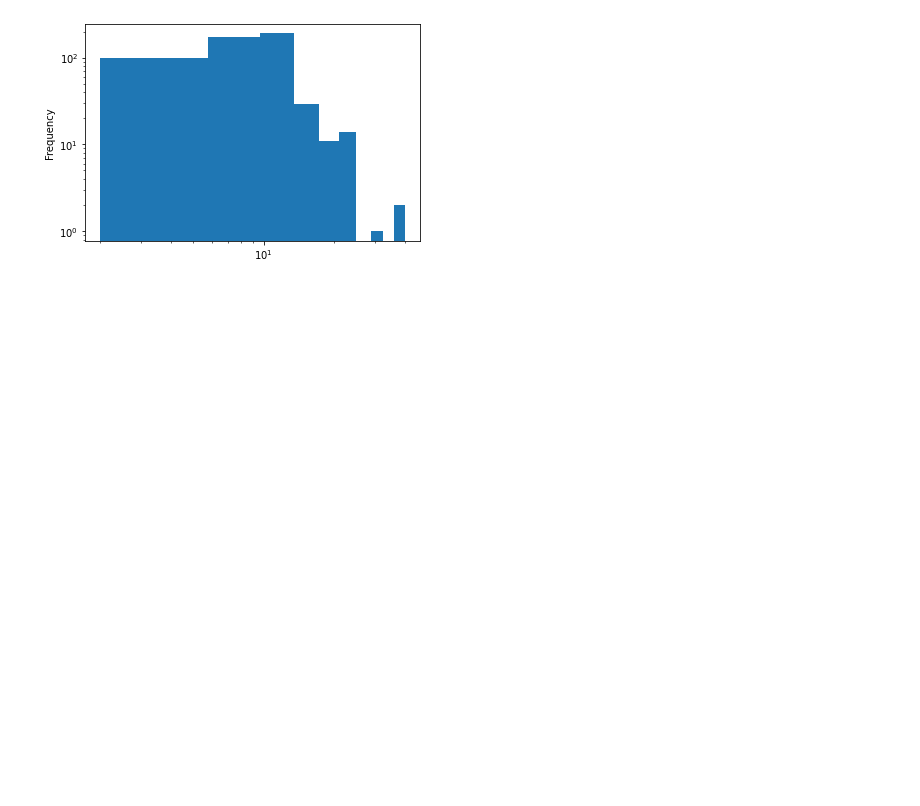
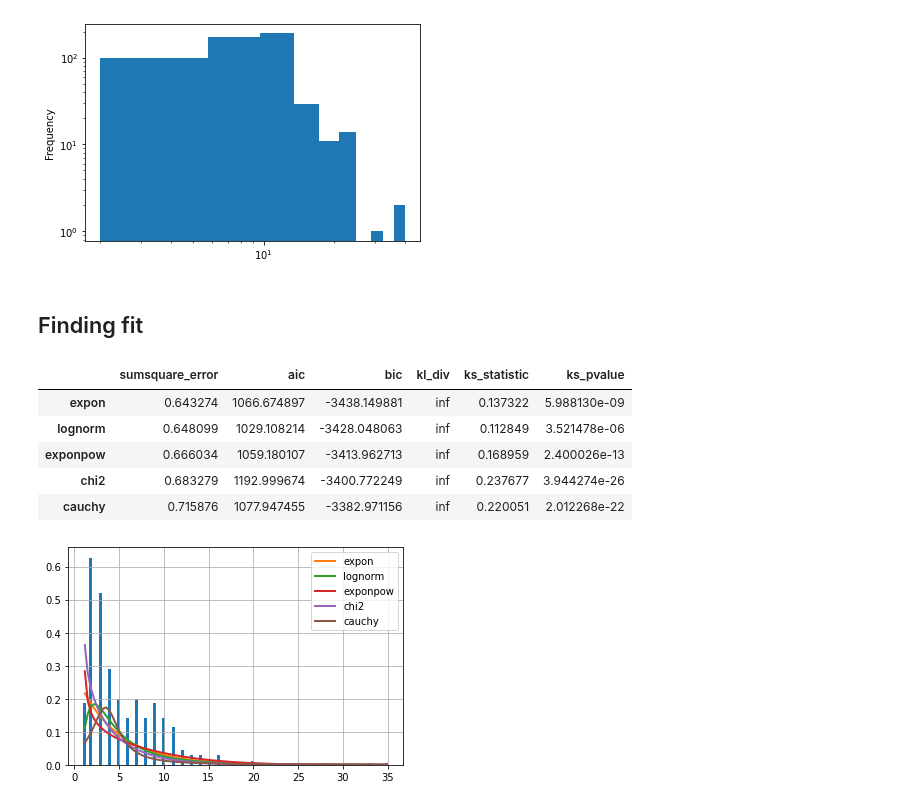
Before and after one commit to zkavtaskin/Lead-Time-Driven-Delivery-Simulation, a Jupyter notebook: Notebook/LittlePower.ipynb, the cells around one changed output. Drawn from its saved outputs; the diff is of its cells as text; code cells hidden in the pictures; blank space fills up the shorter version.

```diff
--- a/Notebook/LittlePower.ipynb
+++ b/Notebook/LittlePower.ipynb
@@ -90,3 +107,20 @@ sprints["LeadTime"].plot(kind="hist", logx=True, logy=True)
 # %% [output]
 <AxesSubplot:ylabel='Frequency'>
 [figure]
+# %% [markdown]
+## Finding fit
+# %%
+
+from fitter import Fitter, get_common_distributions, get_distributions
+
+f = Fitter(sprints["CycleTime"].values, distributions=get_common_distributions())
+f.fit()
+f.summary()
+# %% [output]
+|  | sumsquare_error | aic | bic | kl_div | ks_statistic | ks_pvalue |
+| expon | 0.643274 | 1066.674897 | -3438.149881 | inf | 0.137322 | 5.988130e-09 |
+| lognorm | 0.648099 | 1029.108214 | -3428.048063 | inf | 0.112849 | 3.521478e-06 |
+| exponpow | 0.666034 | 1059.180107 | -3413.962713 | inf | 0.168959 | 2.400026e-13 |
+| chi2 | 0.683279 | 1192.999674 | -3400.772249 | inf | 0.237677 | 3.944274e-26 |
+| cauchy | 0.715876 | 1077.947455 | -3382.971156 | inf | 0.220051 | 2.012268e-22 |
+[figure, added]
```
Also changed, not shown: parts of 8 cells of this notebook.
